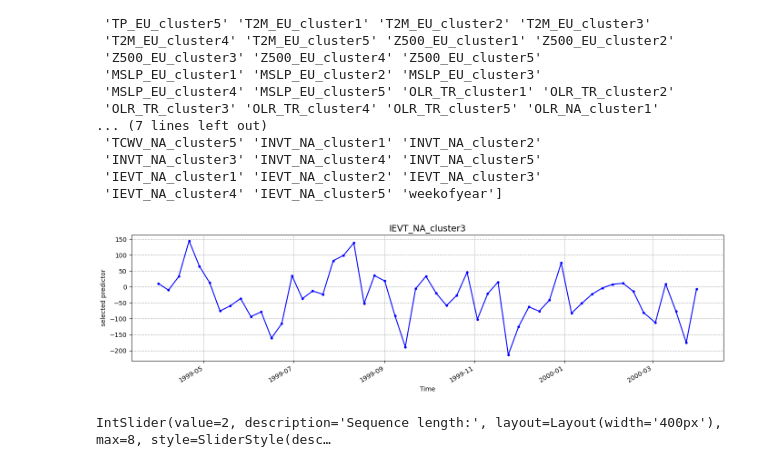
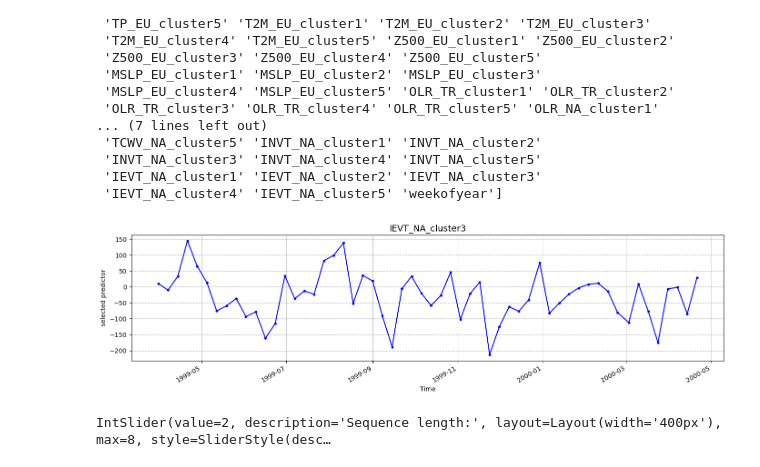
Before and after one commit to eugeniofella/SCEWERO-EPE, a Jupyter notebook: DDEPE-SF_Training/2_EPE-feature-selection_fast.ipynb, the cells around one changed output. Drawn from its saved outputs; the diff is of its cells as text; code cells hidden in the pictures.

Commit message:
modified overlapping season visualisation

```diff
--- a/DDEPE-SF_Training/2_EPE-feature-selection_fast.ipynb
+++ b/DDEPE-SF_Training/2_EPE-feature-selection_fast.ipynb
@@ -115,29 +115,29 @@ List of Potential Predictors
 # %%
 # plot the time series
 fig, ax = plt.subplots(figsize=(14,4))
 
 year=2000
 
 # timeseries in mm/day
-ts = pred_dataframe[show_cluster].loc["1999-03-31":"2000-03-31"]
+ts = pred_dataframe[show_cluster].loc["1999-03-31":"2000-04-21"]
 ts.index = pd.to_datetime(ts.index)
 
 # plot daily timeseries
 ts.plot(ax=ax, color='blue', linewidth=1.5, ls='-', marker='.')
 
 title = f"{ts.name}"
 ax.set_title(title, fontsize=14)
 
 # labels, grid, legend
 ax.set_ylabel('selected predictor')
 ax.set_xlabel('Time')
 ax.grid(ls='--')
 
 
 plt.tight_layout()
 plt.show()
 # %% [output]
-[figure, old version]
+[figure, new version]
 # %%
 # select the sequence length to visualise
 sequence_length_widget = widgets.IntSlider(
```
Also changed, not shown: parts of 4 cells of this notebook.
